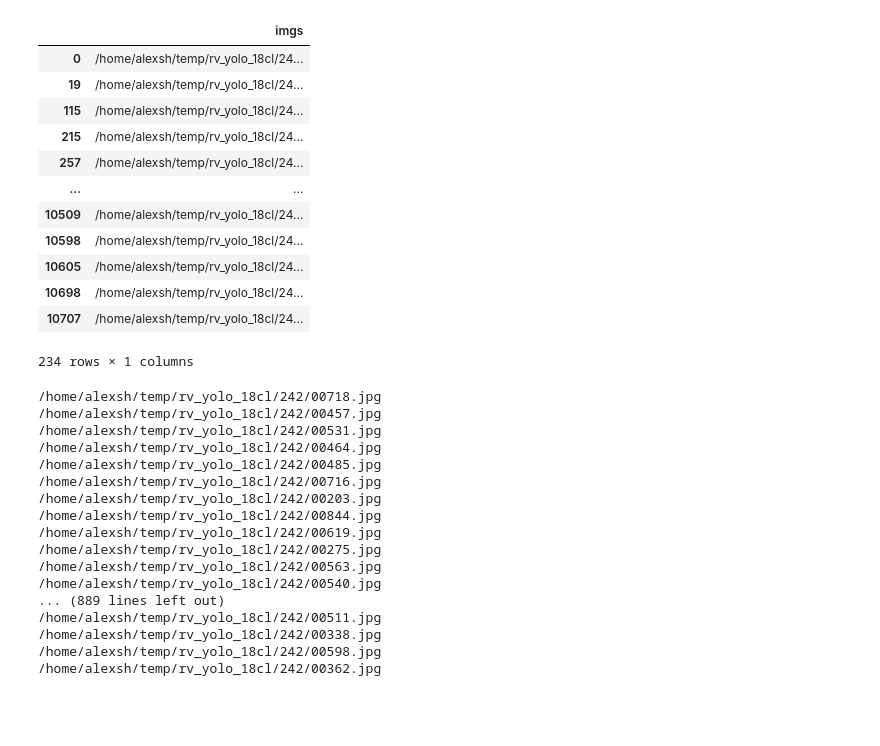
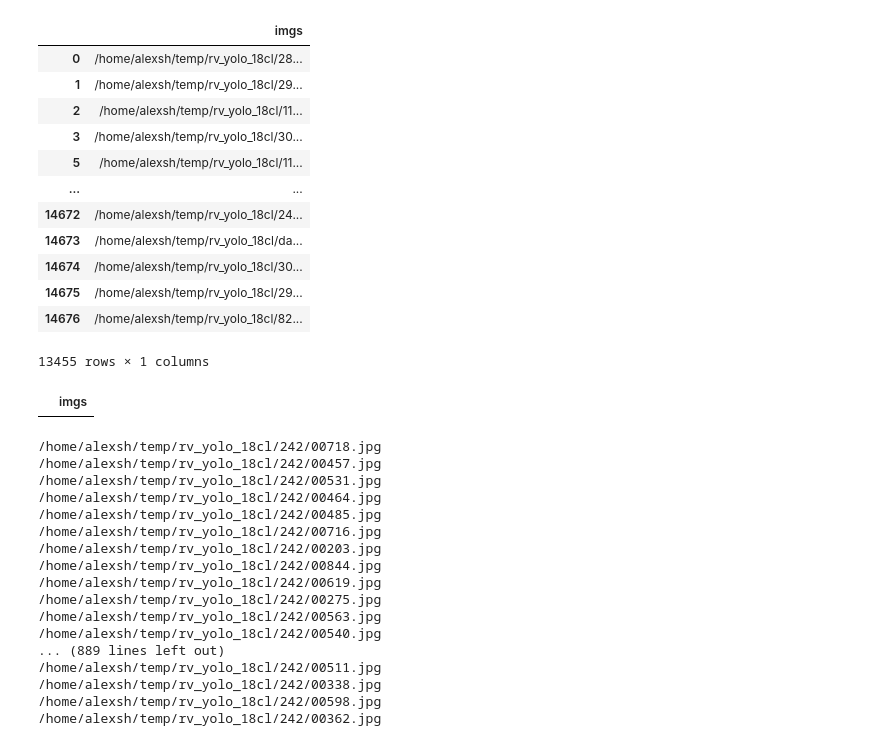
Before and after one commit to sh1n0b1n0m0n0/darknet_train_helper, a Jupyter notebook: add_to_trainset_new_data.ipynb, the cells around one changed output. Saved outputs shown, nothing was run; the diff lists cells and outputs as text; code cells hidden in the pictures; blank space fills up the shorter version.

```diff
--- a/add_to_trainset_new_data.ipynb
+++ b/add_to_trainset_new_data.ipynb
@@ -32,16 +33,28 @@ df_old_nfb_front = df.loc[df["imgs"].str.contains("/home/alexsh/temp/rv_yolo_18c
-# %%
-df_old_nfb_front
-# %% [output]
-|  | imgs |
-| 0 | /home/alexsh/temp/rv_yolo_18cl/24... |
-| 19 | /home/alexsh/temp/rv_yolo_18cl/24... |
-| 115 | /home/alexsh/temp/rv_yolo_18cl/24... |
-| 215 | /home/alexsh/temp/rv_yolo_18cl/24... |
-| 257 | /home/alexsh/temp/rv_yolo_18cl/24... |
-| ... | ... |
-| 10509 | /home/alexsh/temp/rv_yolo_18cl/24... |
-| 10598 | /home/alexsh/temp/rv_yolo_18cl/24... |
-| 10605 | /home/alexsh/temp/rv_yolo_18cl/24... |
-| 10698 | /home/alexsh/temp/rv_yolo_18cl/24... |
-| 10707 | /home/alexsh/temp/rv_yolo_18cl/24... |
-234 rows × 1 columns
+# %%
+new_df = df.loc[~df["imgs"].str.contains("/home/alexsh/temp/rv_yolo_18cl/309/") &
+                ~df["imgs"].str.contains("/home/alexsh/temp/rv_yolo_18cl/310/") &
+                ~df["imgs"].str.contains("/home/alexsh/temp/rv_yolo_18cl/311/") &
+                ~df["imgs"].str.contains("/home/alexsh/temp/rv_yolo_18cl/312/") &
+                ~df["imgs"].str.contains("/home/alexsh/temp/rv_yolo_18cl/313/") &
+                ~df["imgs"].str.contains("/home/alexsh/temp/rv_yolo_18cl/314/")
+                ]
+# %%
+new_df
+# %% [output]
+|  | imgs |
+| 0 | /home/alexsh/temp/rv_yolo_18cl/28... |
+| 1 | /home/alexsh/temp/rv_yolo_18cl/29... |
+| 2 | /home/alexsh/temp/rv_yolo_18cl/11... |
+| 3 | /home/alexsh/temp/rv_yolo_18cl/30... |
+| 5 | /home/alexsh/temp/rv_yolo_18cl/11... |
+| ... | ... |
+| 14672 | /home/alexsh/temp/rv_yolo_18cl/24... |
+| 14673 | /home/alexsh/temp/rv_yolo_18cl/da... |
+| 14674 | /home/alexsh/temp/rv_yolo_18cl/30... |
+| 14675 | /home/alexsh/temp/rv_yolo_18cl/29... |
+| 14676 | /home/alexsh/temp/rv_yolo_18cl/82... |
+13455 rows × 1 columns
+# %%
+new_df.loc[new_df["imgs"].str.contains("/home/alexsh/temp/rv_yolo_18cl/309/")]
+# %% [output]
+|  | imgs |
```
Also changed, not shown: parts of 17 cells of this notebook.
